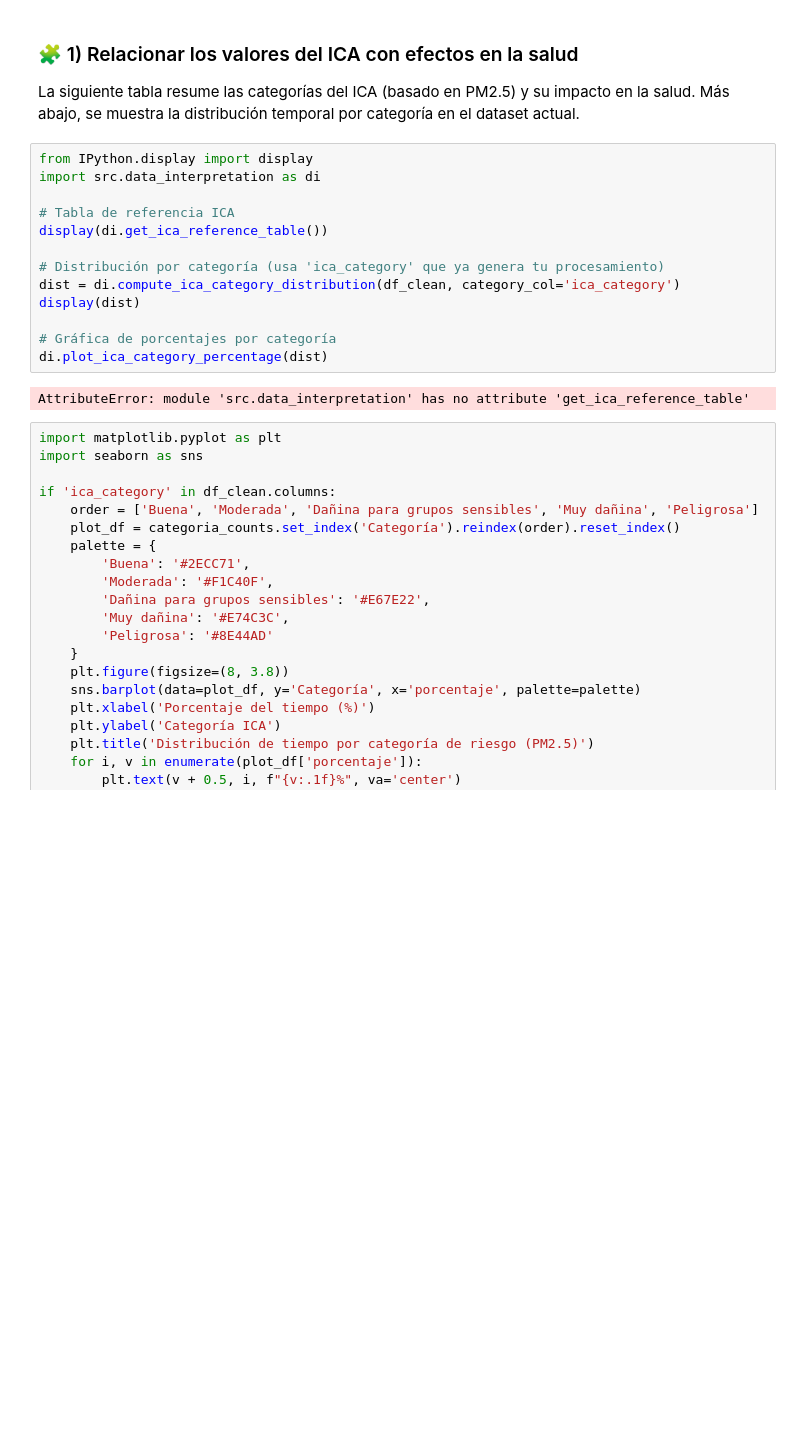
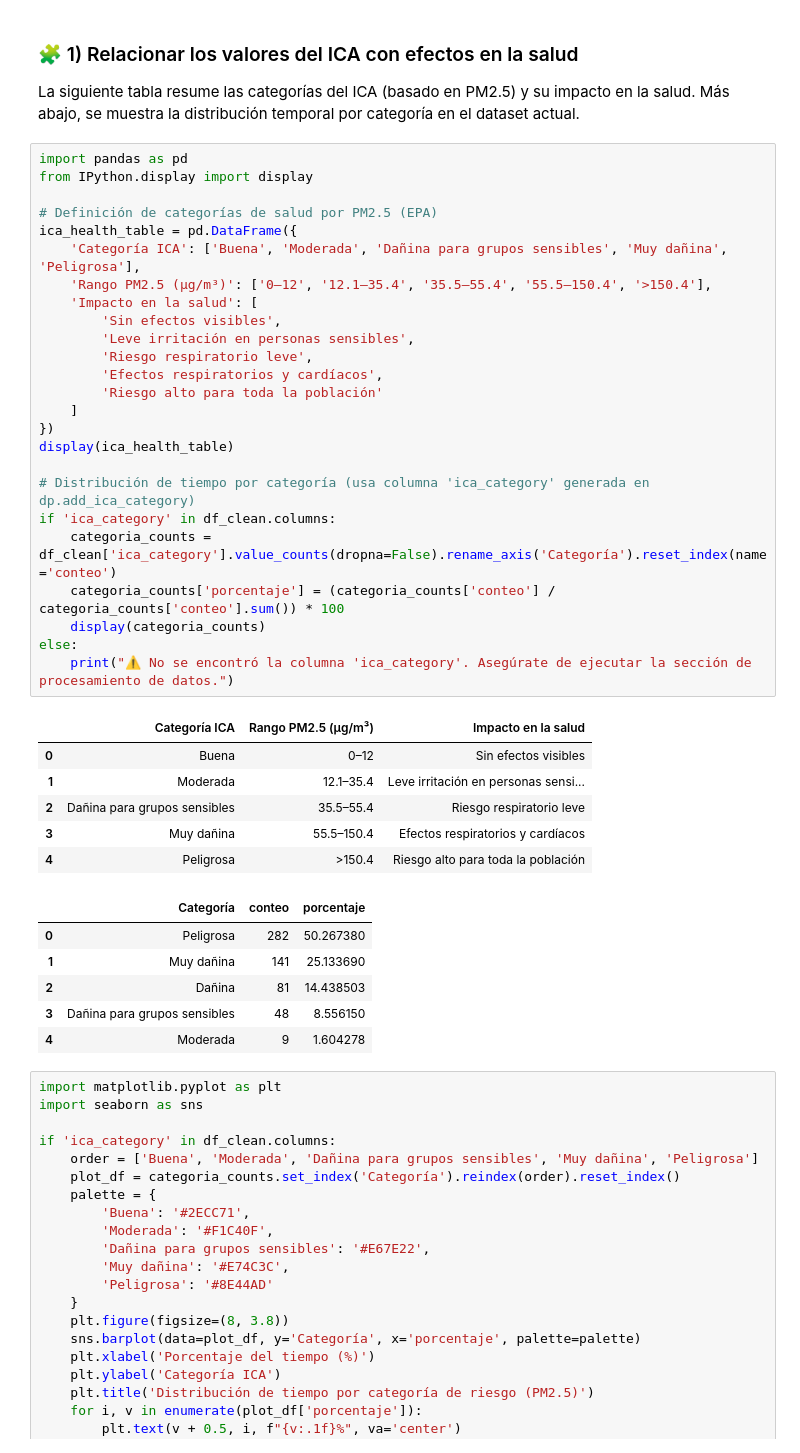
Before and after one commit to fundestpuente/SIC25-AN-LISIS-Y-VISUALIZACI-N-DE-LA-CALIDAD-DEL-AIRE, a Jupyter notebook: main.ipynb, the cells around one changed output. Drawn from its saved outputs; the diff is of its cells as text; blank space fills up the shorter version.

```diff
--- a/main.ipynb
+++ b/main.ipynb
@@ -367,20 +369,43 @@ En esta sección traducimos resultados numéricos (niveles de contaminantes, cor
 
 La siguiente tabla resume las categorías del ICA (basado en PM2.5) y su impacto en la salud. Más abajo, se muestra la distribución temporal por categoría en el dataset actual.
 # %%
+import pandas as pd
 from IPython.display import display
-import src.data_interpretation as di
 
-# Tabla de referencia ICA
-display(di.get_ica_reference_table())
+# Definición de categorías de salud por PM2.5 (EPA)
+ica_health_table = pd.DataFrame({
+    'Categoría ICA': ['Buena', 'Moderada', 'Dañina para grupos sensibles', 'Muy dañina', 'Peligrosa'],
+    'Rango PM2.5 (µg/m³)': ['0–12', '12.1–35.4', '35.5–55.4', '55.5–150.4', '>150.4'],
+    'Impacto en la salud': [
+        'Sin efectos visibles',
+        'Leve irritación en personas sensibles',
+        'Riesgo respiratorio leve',
+        'Efectos respiratorios y cardíacos',
+        'Riesgo alto para toda la población'
+    ]
+})
+display(ica_health_table)
 
-# Distribución por categoría (usa 'ica_category' que ya genera tu procesamiento)
-dist = di.compute_ica_category_distribution(df_clean, category_col='ica_category')
-display(dist)
-
-# Gráfica de porcentajes por categoría
-di.plot_ica_category_percentage(dist)
+# Distribución de tiempo por categoría (usa columna 'ica_category' generada en dp.add_ica_category)
+if 'ica_category' in df_clean.columns:
+    categoria_counts = df_clean['ica_category'].value_counts(dropna=False).rename_axis('Categoría').reset_index(name='conteo')
+    categoria_counts['porcentaje'] = (categoria_counts['conteo'] / categoria_counts['conteo'].sum()) * 100
+    display(categoria_counts)
+else:
+    print("⚠️ No se encontró la columna 'ica_category'. Asegúrate de ejecutar la sección de procesamiento de datos.")
 # %% [output]
-AttributeError: module 'src.data_interpretation' has no attribute 'get_ica_reference_table'
+|  | Categoría ICA | Rango PM2.5 (µg/m³) | Impacto en la salud |
+| 0 | Buena | 0–12 | Sin efectos visibles |
+| 1 | Moderada | 12.1–35.4 | Leve irritación en personas sensi... |
+| 2 | Dañina para grupos sensibles | 35.5–55.4 | Riesgo respiratorio leve |
+| 3 | Muy dañina | 55.5–150.4 | Efectos respiratorios y cardíacos |
+| 4 | Peligrosa | >150.4 | Riesgo alto para toda la población |
+|  | Categoría | conteo | porcentaje |
+| 0 | Peligrosa | 282 | 50.267380 |
+| 1 | Muy dañina | 141 | 25.133690 |
+| 2 | Dañina | 81 | 14.438503 |
+| 3 | Dañina para grupos sensibles | 48 | 8.556150 |
+| 4 | Moderada | 9 | 1.604278 |
 # %%
 import matplotlib.pyplot as plt
 import seaborn as sns
```
Also changed, not shown: parts of 1 cell of this notebook.
